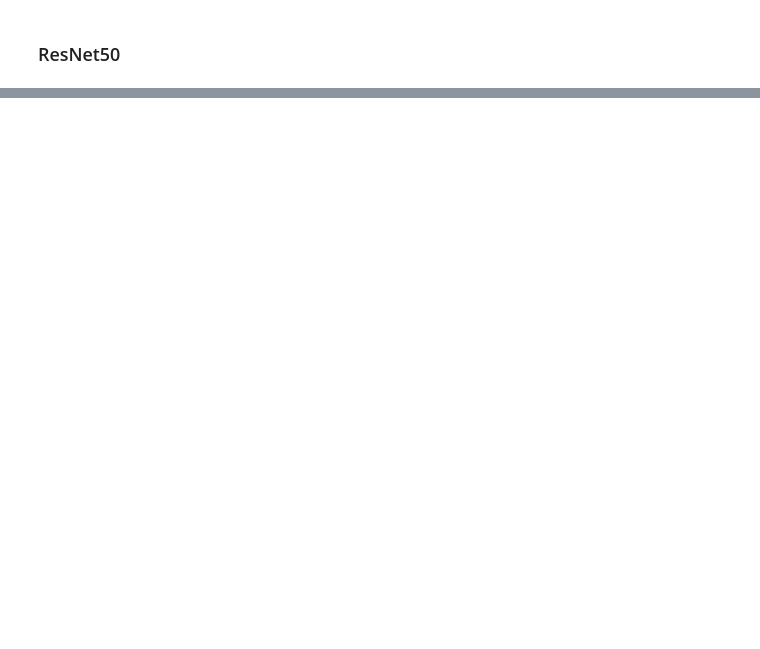
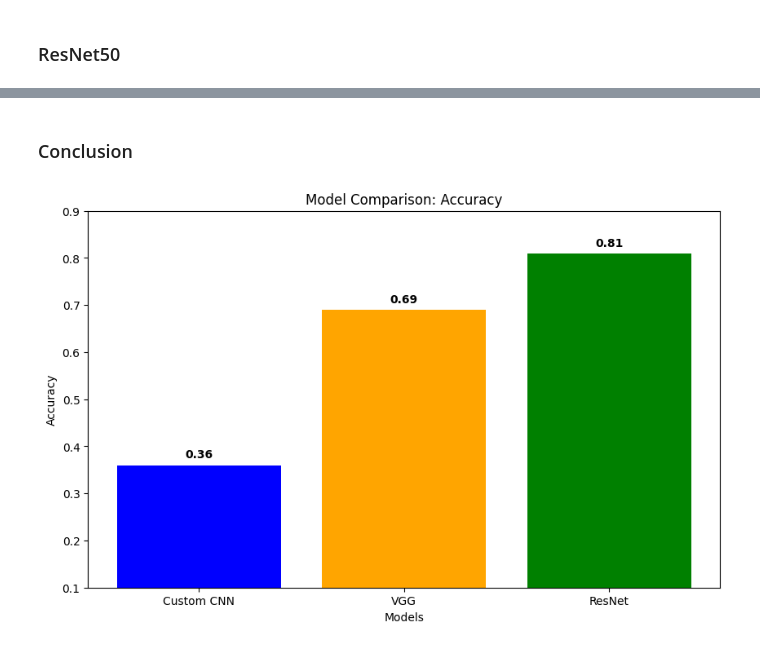
Before and after one commit to IgorKovbel/Dogs_Breed_Classification, a Jupyter notebook: Stanford_Dogs_Dataset_Classification.ipynb, the cells around one changed output, grey strips where cells are left out. Cells and saved outputs as stored; diff of their text form; code cells hidden in the pictures; blank space fills up the shorter version.

```diff
--- a/Stanford_Dogs_Dataset_Classification.ipynb
+++ b/Stanford_Dogs_Dataset_Classification.ipynb
@@ -433,0 +266,27 @@ for i, (image, label) in enumerate(augmented_train):
+# %% [markdown]
+### Conclusion
+# %%
+res_history_df.loc[len(res_history_df)-1, 'accuracy']
+
+models = ['Custom CNN', 'VGG', 'ResNet']
+
+accuracy = [
+    round(my_history_df.loc[len(res_history_df)-1, 'val_accuracy'], 2),
+    round(vgg_history_df.loc[len(res_history_df)-1, 'val_accuracy'], 2),
+    round(res_history_df.loc[len(res_history_df)-1, 'val_accuracy'], 2),
+]
+
+plt.figure(figsize=(10, 6))
+bars = plt.bar(models, accuracy, color=['blue', 'orange', 'green'])
+plt.xlabel('Models')
+plt.ylabel('Accuracy')
+plt.title('Model Comparison: Accuracy')
+plt.ylim(0.1, 0.9)
+
+for bar in bars:
+    yval = bar.get_height()
+    plt.text(bar.get_x() + bar.get_width()/2, yval + 0.01, round(yval, 2), ha='center', va='bottom', color='black', fontweight='bold')
+
+plt.show()
+# %% [output]
+[figure, added]
```
Also changed, not shown: parts of 15 cells of this notebook.
